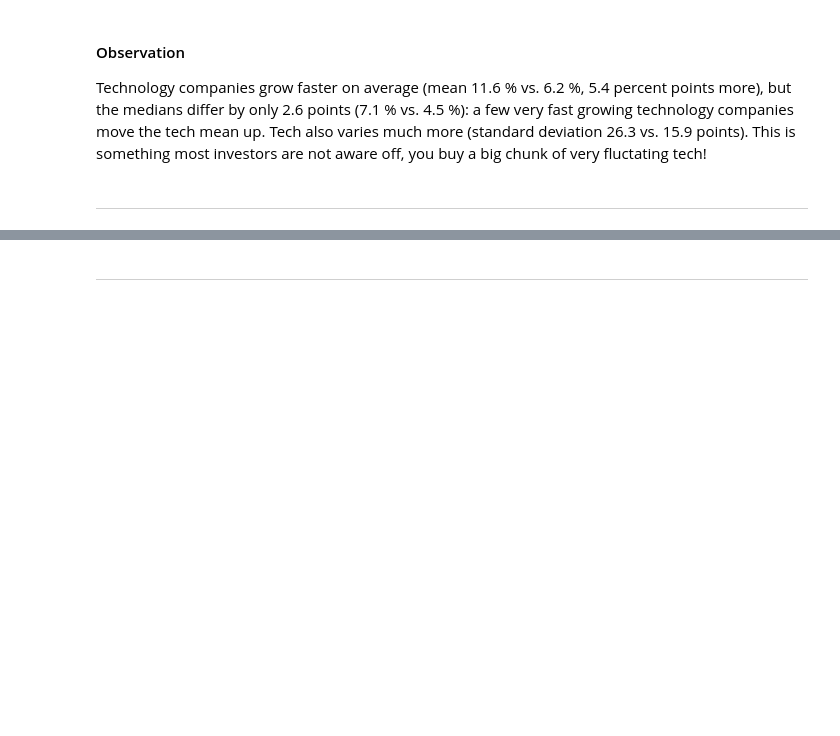
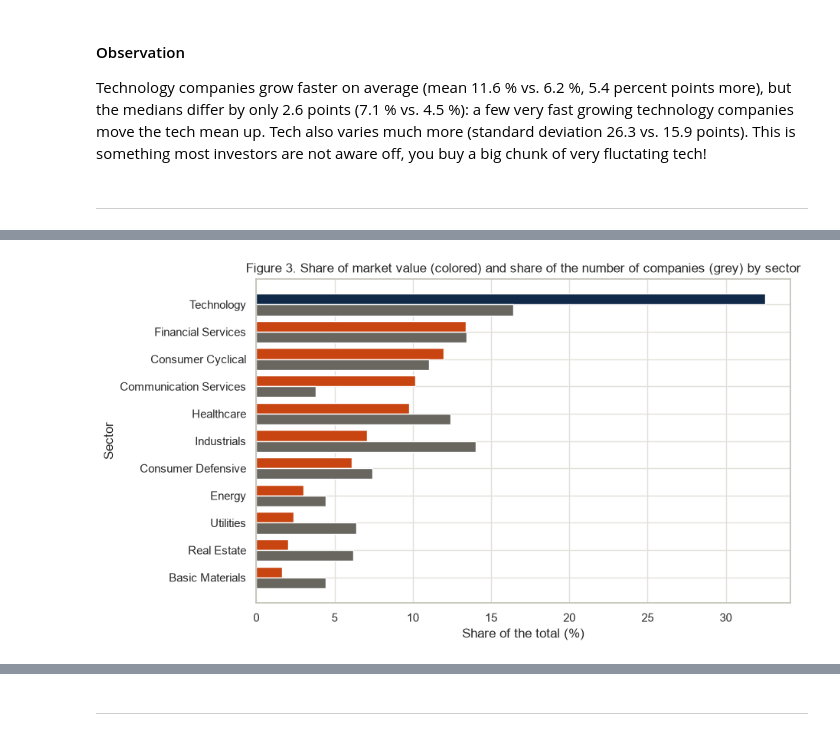
Before and after one commit to Tobolove/sp500-tech-concentration-analysis, a Jupyter notebook: analysis.ipynb, the cells around one changed output, grey strips where cells are left out. Saved outputs shown, nothing was run; the diff lists cells and outputs as text; code cells hidden in the pictures; blank space fills up the shorter version.

```diff
--- a/analysis.ipynb
+++ b/analysis.ipynb
@@ -703,0 +792,22 @@ Tech also varies much more (standard deviation 26.3 vs. 15.9 points). This is so
+# %%
+# Figure 3: two bars for each sector
+# colored bar (top): the sectors share of the total market value so this shows the share of the money in the total.
+# gray bar (below): the sectors share of the number of companies (companies in the sector / all the 499 companies)
+
+ranked = concentration.sort_values("share_of_market_value_pct")
+colors = [COLOR_TECH if sector == "Technology" else COLOR_OTHER for sector in ranked.index]
+plt.figure(figsize=(9, 5.5))
+
+ # Make 2 rows per sector for the bars and rank them by market value share
+
+position = np.arange(len(ranked))
+plt.barh(position + 0.2, ranked["share_of_market_value_pct"], height=0.4, color=colors)
+plt.barh(position - 0.2, ranked["share_of_companies_pct"], height=0.4, color=COLOR_NEUTRAL)
+plt.yticks(position, ranked.index)
+
+plt.title("Figure 3. Share of market value (colored) and share of the number of companies (grey) by sector")
+plt.xlabel("Share of the total (%)")
+plt.ylabel("Sector")
+plt.show()
+# %% [output]
+[figure, added]
```
Also changed, not shown: parts of 21 cells of this notebook.
